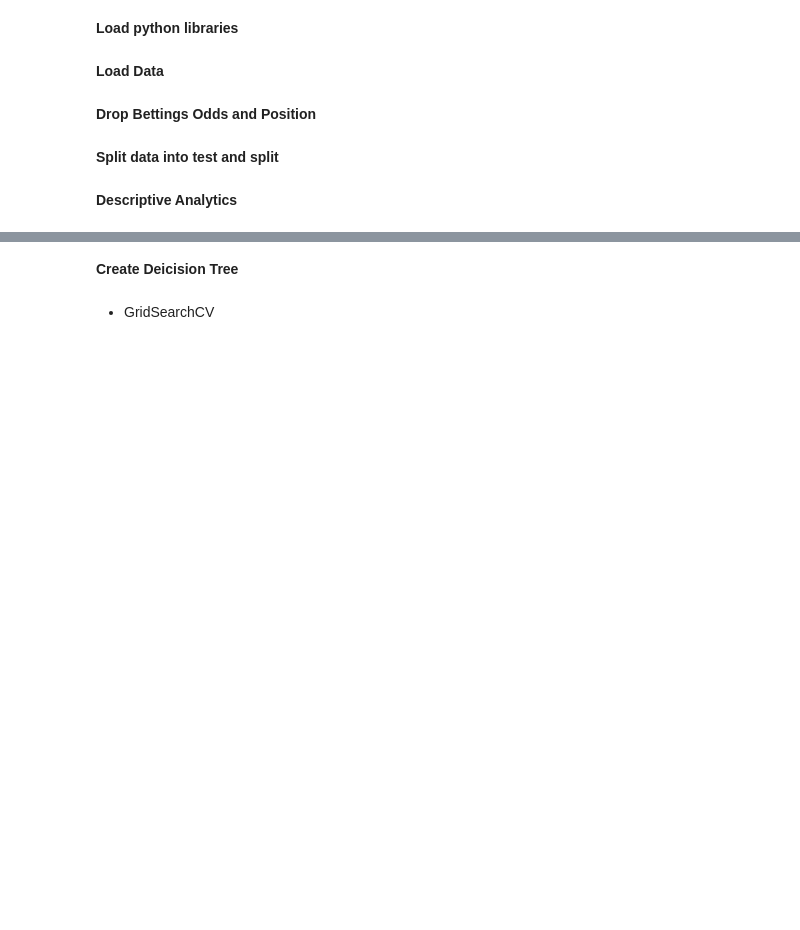
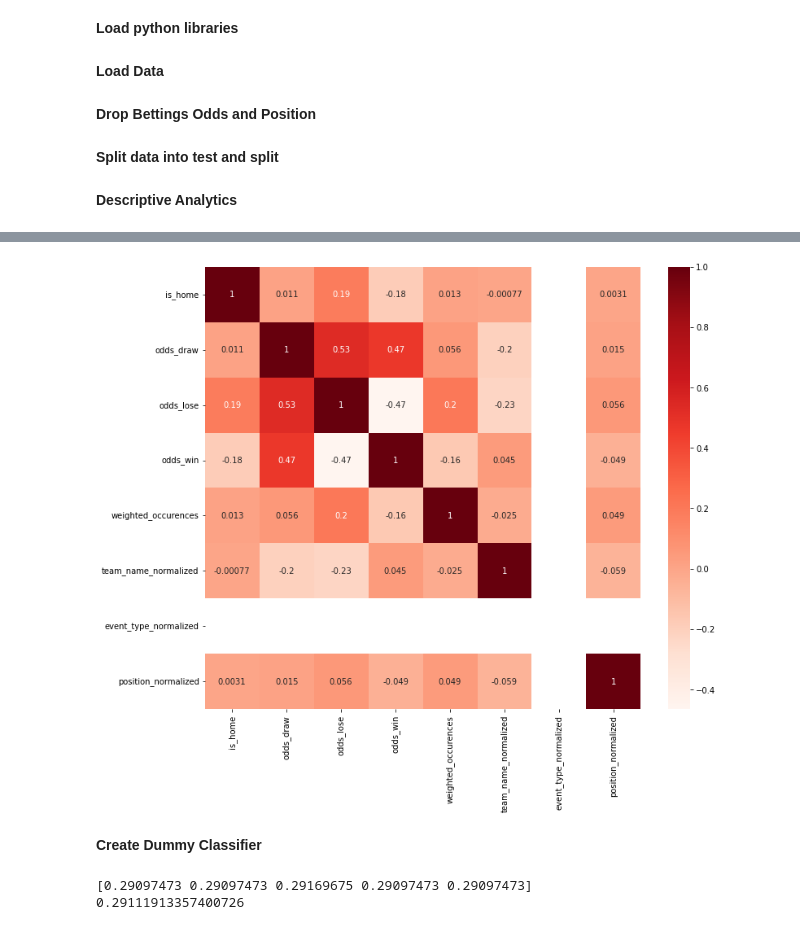
Before and after one commit to jakobheine/fm-analytics, a Jupyter notebook: src/notebooks/baseline_model.ipynb, the cells around one changed output, grey strips where cells are left out. Drawn from its saved outputs; the diff is of its cells as text; code cells hidden in the pictures; blank space fills up the shorter version.

```diff
--- a/src/notebooks/baseline_model.ipynb
+++ b/src/notebooks/baseline_model.ipynb
@@ -11,12 +19,12 @@ from sklearn import tree
 # %% [markdown]
 **Load Data**
 # %%
-X = pd.read_csv('./data/inputs.csv')
-y = pd.read_csv('./data/label.csv')
+X = pd.read_csv('./data/pass_inputs_important.csv')
+y = pd.read_csv('./data/pass_label_important.csv')
 # %% [markdown]
 **Drop Bettings Odds and Position**
 # %%
-X = X.drop(['odds_win', 'odds_draw', 'odds_lose', 'position_normalized', 'matchday'], axis='columns')
+X = X.drop(['odds_win', 'odds_draw', 'odds_lose', 'position_normalized'], axis='columns')
 # %% [markdown]
 **Split data into test and split**
 # %%
@@ -39,0 +48,6 @@ memory usage: 11.5 MB
+# %%
+plt.figure(figsize=(12,10))
+sns.heatmap(X_train.corr(), annot=True, cmap=plt.cm.Reds)
+plt.show()
+# %% [output]
+[figure, added]
@@ -40,2 +56,2 @@ memory usage: 11.5 MB
 # %% [markdown]
-**Create Deicision Tree**
+**Create Dummy Classifier**
@@ -47,2 +58,9 @@ model.score(inputs, label)
-# %% [markdown]
-- GridSearchCV
+# %%
+# Apply cross validation for a dummy model that always chooses the most frequent target feature
+dummy = DummyClassifier(strategy='most_frequent')
+dm_cv_score = cross_val_score(dummy, X_train, y_train, cv=StratifiedKFold(shuffle=True))
+print(dm_cv_score)
+print(dm_cv_score.mean())
+# %% [output]
+[0.29097473 0.29097473 0.29169675 0.29097473 0.29097473]
+0.29111913357400726
```
Also changed, not shown: parts of 15 cells of this notebook.
